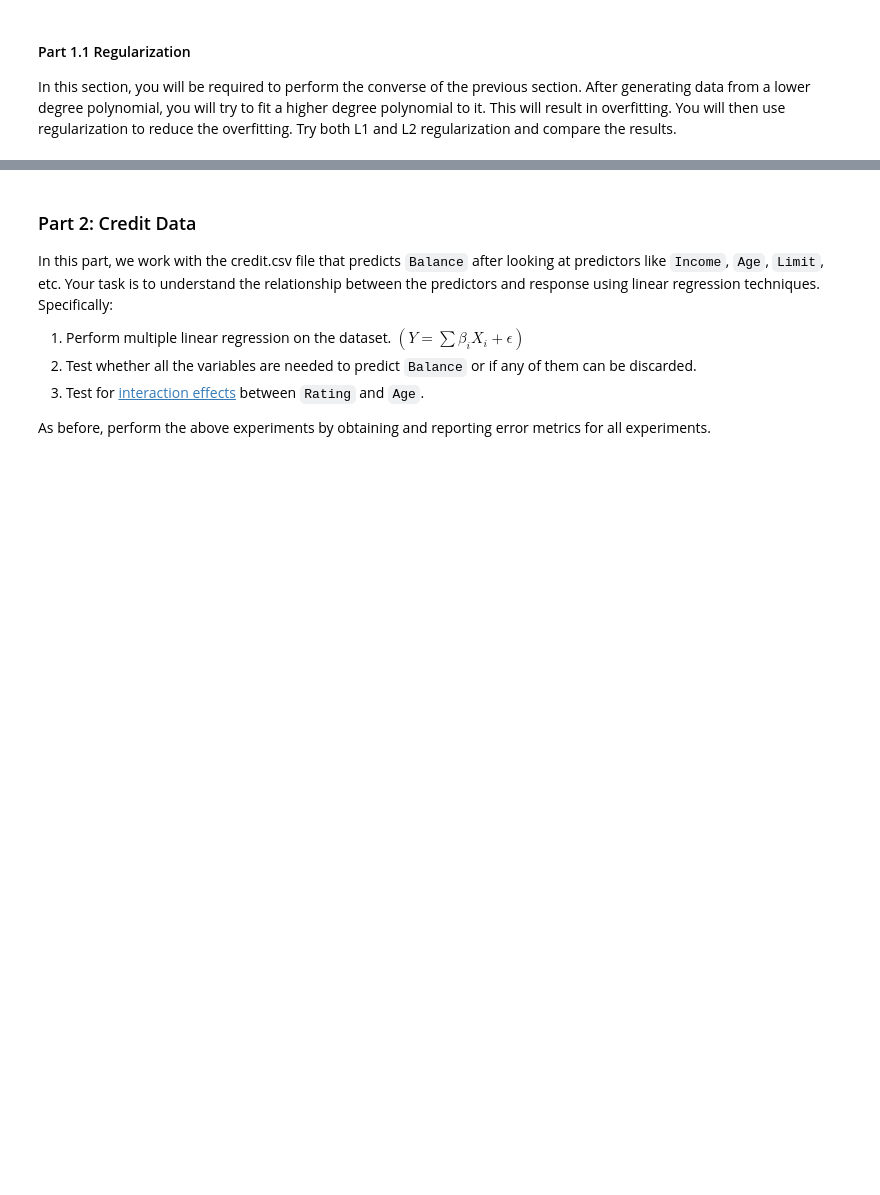
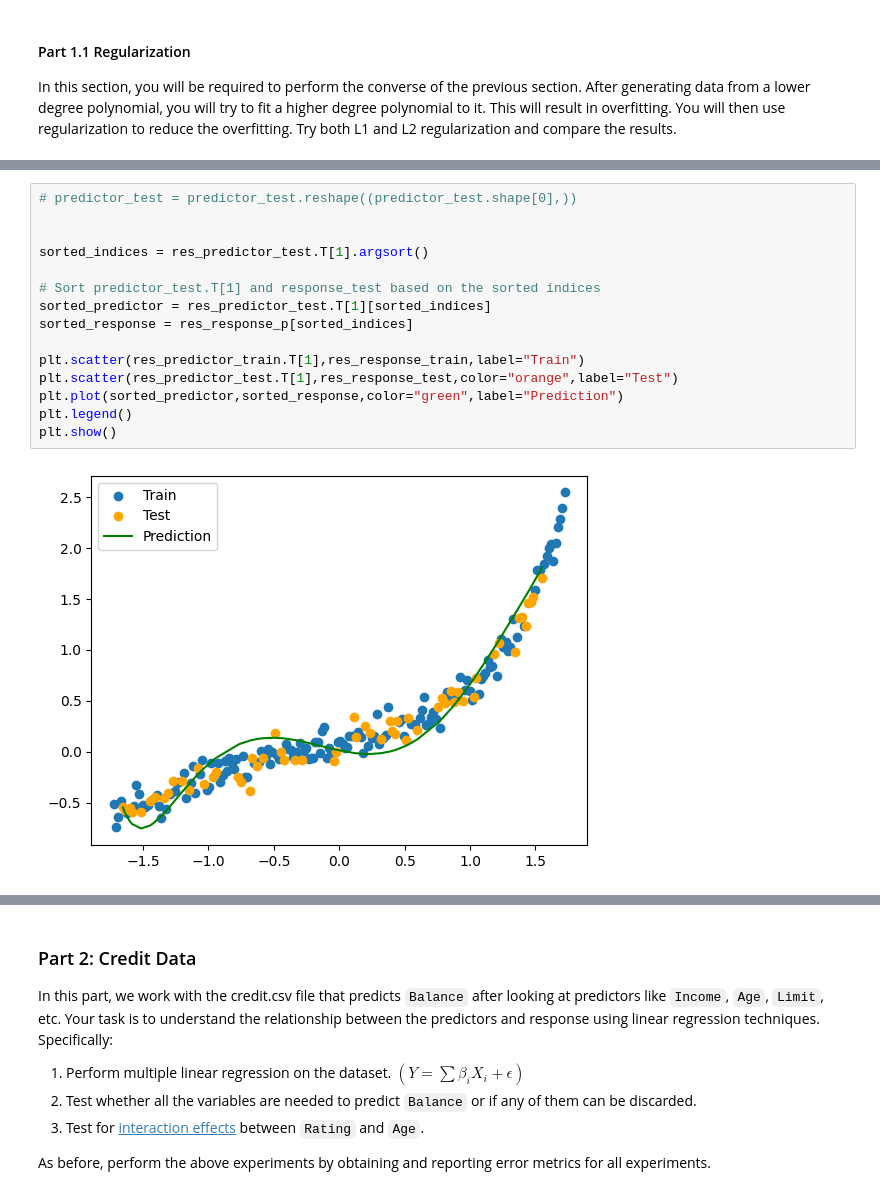
Before and after one commit to AkshayKohad/ML-Tutorial, a Jupyter notebook: Copy_of_Q3.ipynb, the cells around one changed output, grey strips where cells are left out. Cells and saved outputs as stored; diff of their text form; blank space fills up the shorter version.

```diff
--- a/Copy_of_Q3.ipynb
+++ b/Copy_of_Q3.ipynb
@@ -450,0 +482,17 @@ plt.show()
+# %%
+# predictor_test = predictor_test.reshape((predictor_test.shape[0],))
+
+
+sorted_indices = res_predictor_test.T[1].argsort()
+
+# Sort predictor_test.T[1] and response_test based on the sorted indices
+sorted_predictor = res_predictor_test.T[1][sorted_indices]
+sorted_response = res_response_p[sorted_indices]
+
+plt.scatter(res_predictor_train.T[1],res_response_train,label="Train")
+plt.scatter(res_predictor_test.T[1],res_response_test,color="orange",label="Test")
+plt.plot(sorted_predictor,sorted_response,color="green",label="Prediction")
+plt.legend()
+plt.show()
+# %% [output]
+[figure, added]
```
Also changed, not shown: parts of 21 cells of this notebook.
